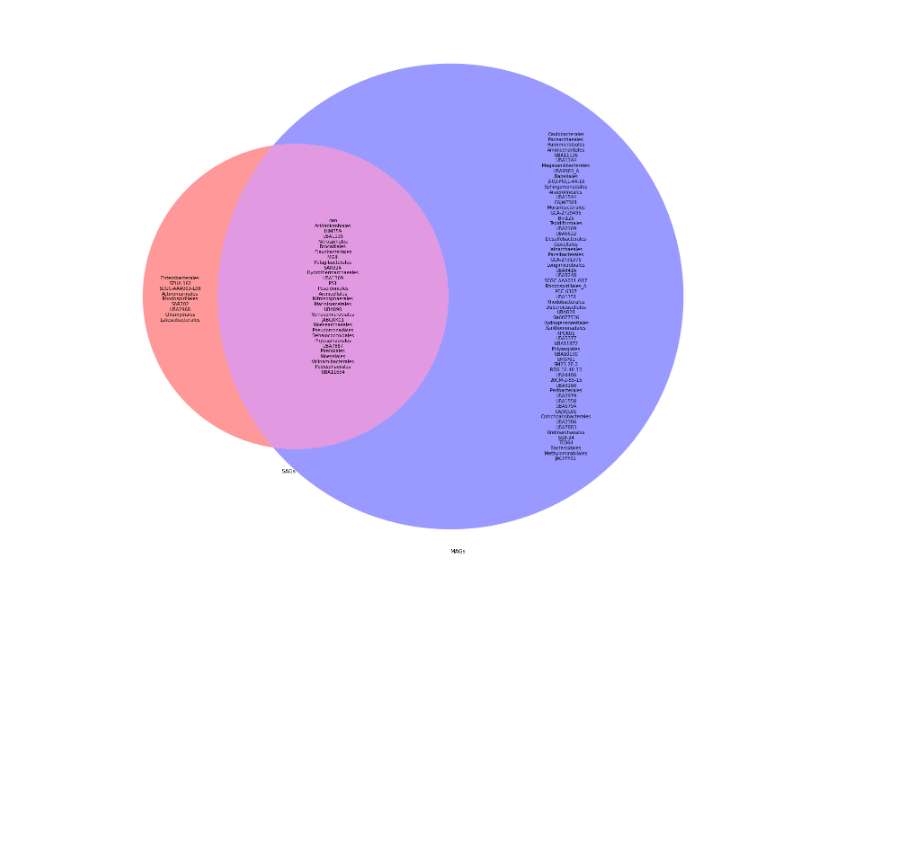
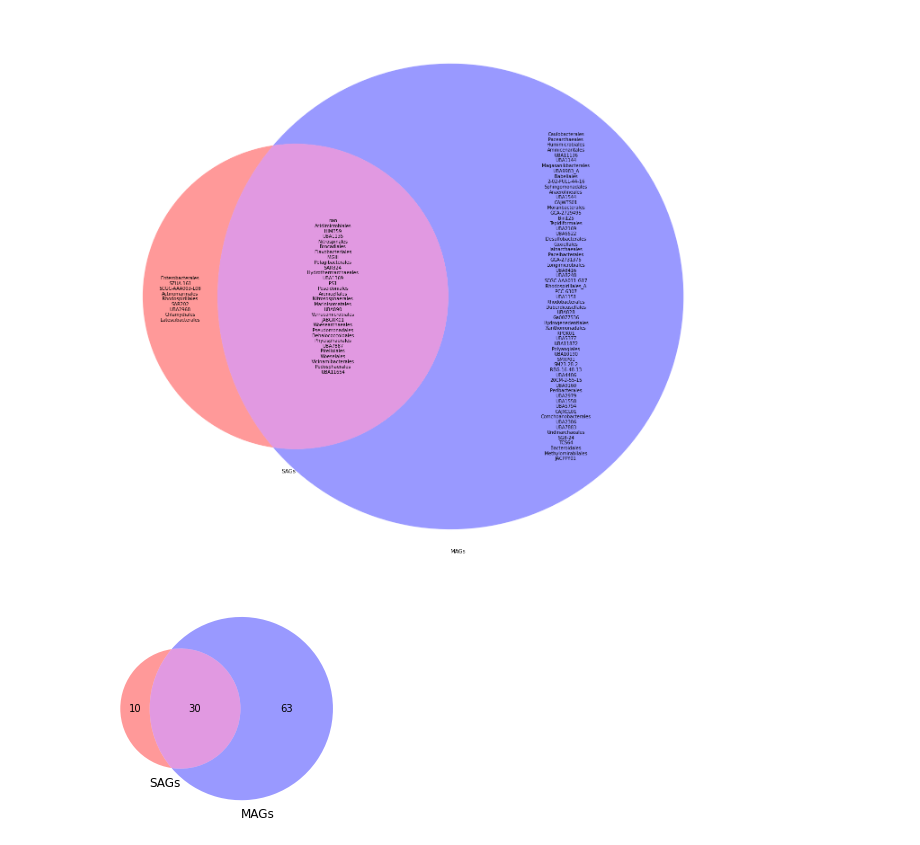
Before and after one commit to mdherring/OMZ_MH_Analysis, a Jupyter notebook: 07_SAG_gtdbtk.ipynb, the cells around one changed output. Cells and saved outputs as stored; diff of their text form; code cells hidden in the pictures; blank space fills up the shorter version.

Commit message:
venn diagram

```diff
--- a/07_SAG_gtdbtk.ipynb
+++ b/07_SAG_gtdbtk.ipynb
@@ -342,3 +342,16 @@ venn.get_label_by_id('01').set_text('\n'.join(map(str,set_B - set_A)))
 venn.get_label_by_id('11').set_text('\n'.join(map(str,set_A & set_B)))
 # %% [output]
 [figure]
+# %%
+sags_clean = sags
+sags_clean['order'] = sags['order'].dropna()
+mags_clean = mags
+mags_clean['order'] = mags['order'].dropna()
+
+
+set_A = set(sags_clean['order'])
+set_B = set(mags_clean['order'])
+
+venn = venn2([set_A, set_B], ('SAGs', 'MAGs'),set_colors=('red', 'blue'))
+# %% [output]
+[figure, added]
```
